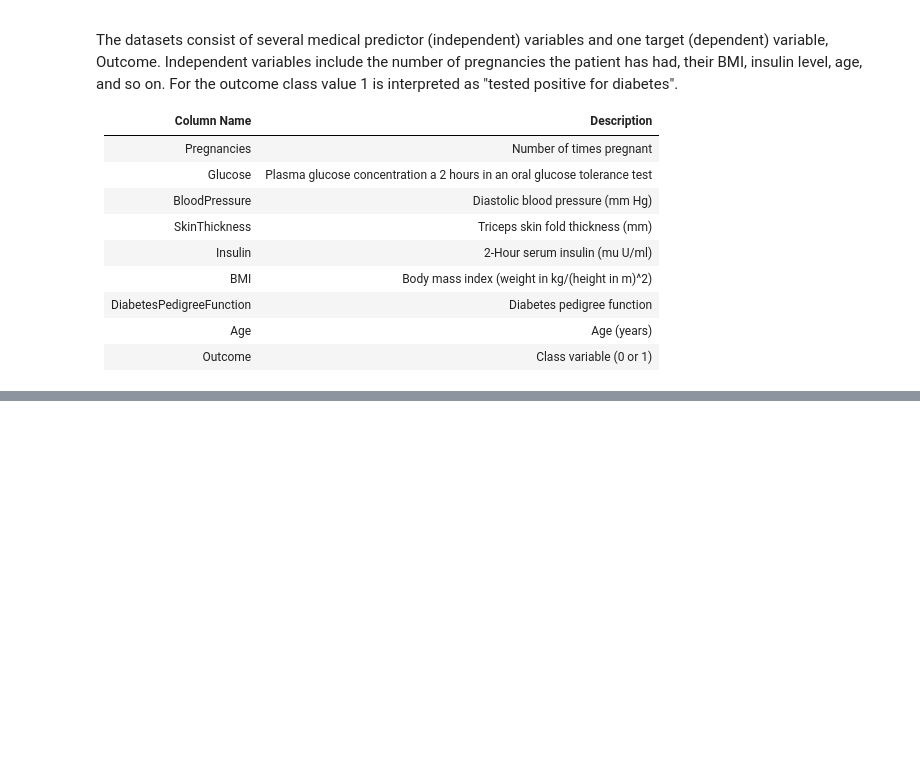
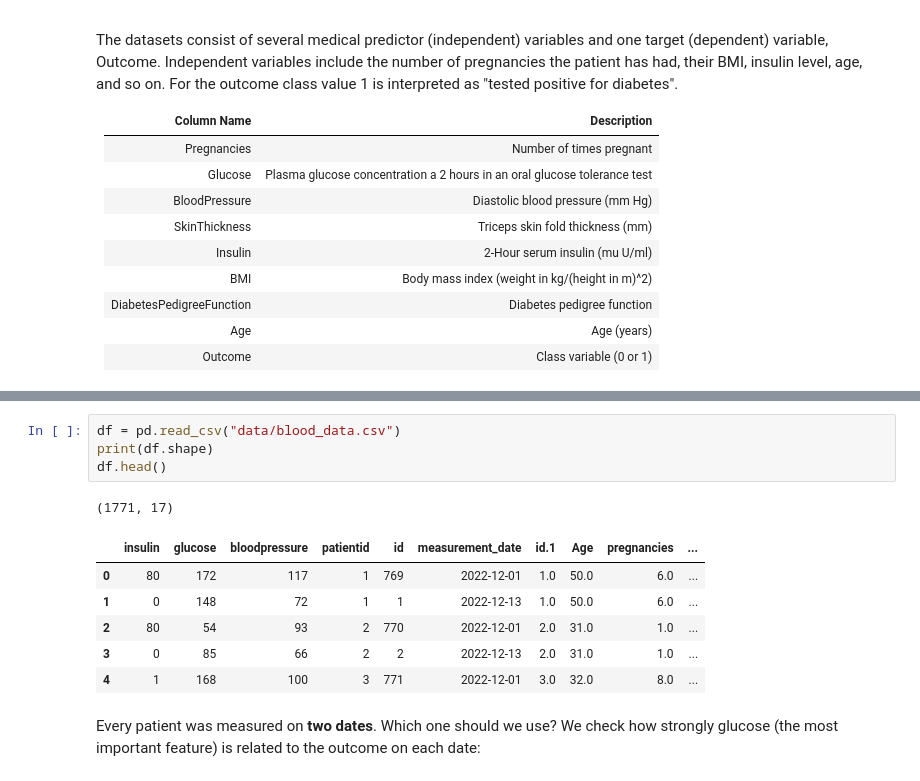
Before and after one commit to TokioKral/my_ds-diabetes-challenge, a Jupyter notebook: 1_diabetes_challenge.ipynb, the cells around one changed output, grey strips where cells are left out. Saved outputs shown, nothing was run; the diff lists cells and outputs as text; blank space fills up the shorter version.

```diff
--- a/1_diabetes_challenge.ipynb
+++ b/1_diabetes_challenge.ipynb
@@ -389,0 +74,15 @@ LogisticRegression(max_iter=1000)
+# %%
+df = pd.read_csv("data/blood_data.csv")
+print(df.shape)
+df.head()
+# %% [output]
+(1771, 17)
+|  | insulin | glucose | bloodpressure | patientid | id | measurement_date | id.1 | Age | pregnancies | ... |
+| 0 | 80 | 172 | 117 | 1 | 769 | 2022-12-01 | 1.0 | 50.0 | 6.0 | ... |
+| 1 | 0 | 148 | 72 | 1 | 1 | 2022-12-13 | 1.0 | 50.0 | 6.0 | ... |
+| 2 | 80 | 54 | 93 | 2 | 770 | 2022-12-01 | 2.0 | 31.0 | 1.0 | ... |
+| 3 | 0 | 85 | 66 | 2 | 2 | 2022-12-13 | 2.0 | 31.0 | 1.0 | ... |
+| 4 | 1 | 168 | 100 | 3 | 771 | 2022-12-01 | 3.0 | 32.0 | 8.0 | ... |
+# %% [markdown]
+Every patient was measured on **two dates**. Which one should we use?
+We check how strongly glucose (the most important feature) is related to the outcome on each date:
```
Also changed, not shown: parts of 54 cells of this notebook, 2 other files.
